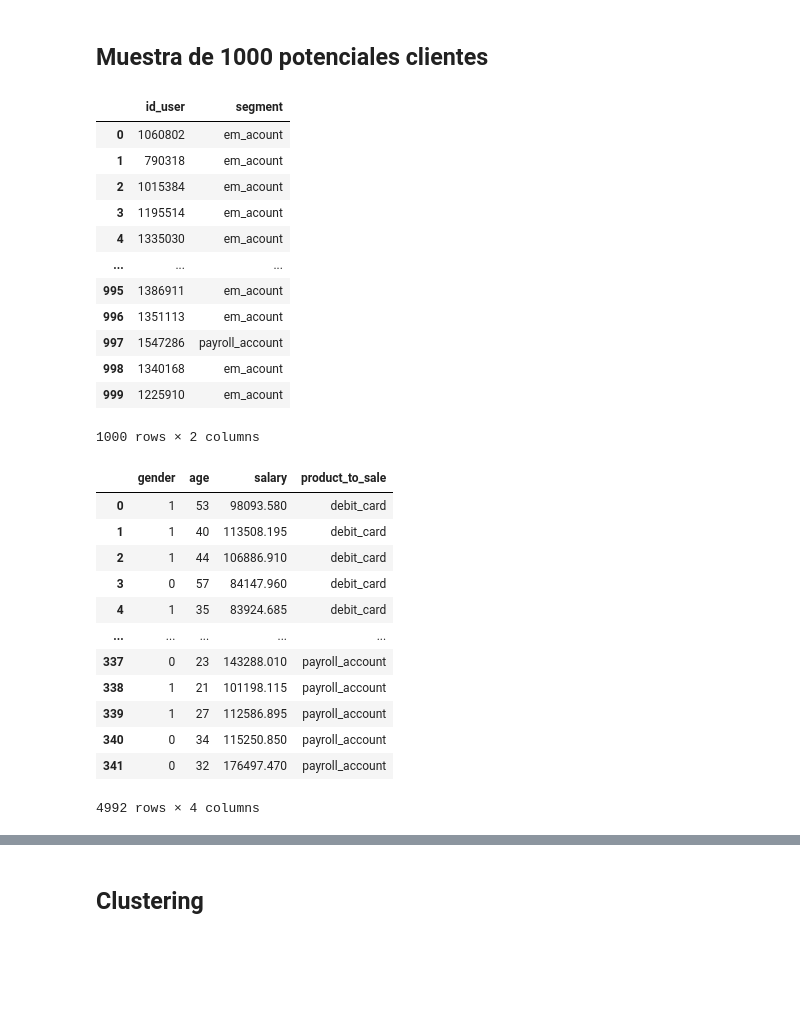
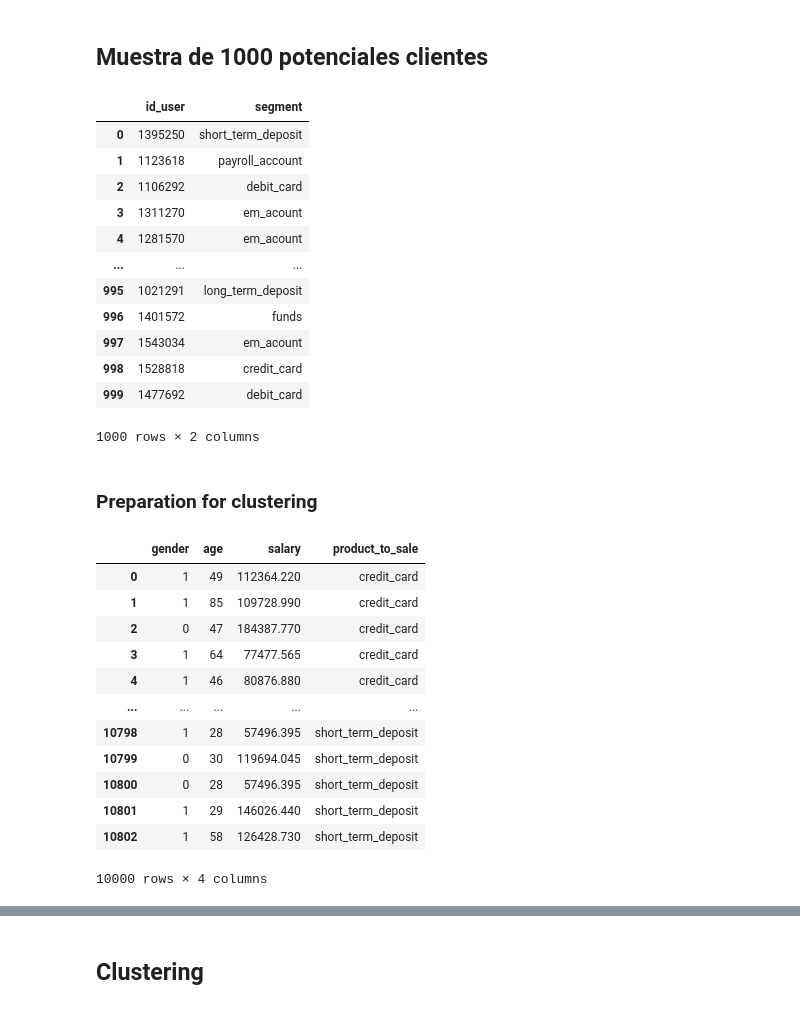
Before and after one commit to Nerea26/easy-money, a Jupyter notebook: notebooks/7.0-aamv-recomendation-personalization.ipynb, the cells around one changed output, grey strips where cells are left out. Drawn from its saved outputs; the diff is of its cells as text; code cells hidden in the pictures; blank space fills up the shorter version.

```diff
--- a/notebooks/7.0-aamv-recomendation-personalization.ipynb
+++ b/notebooks/7.0-aamv-recomendation-personalization.ipynb
@@ -93,7 +98,8 @@ for potential_client_file in potential_client_files:
     if df is None:
         df = pd.read_csv(f"{__POTENTIAL_CLIENTS_PATH__}/{potential_client_file}", dtype=dtypes, parse_dates=parse_dates)
     else:
-        df = df.append(pd.read_csv(f"{__POTENTIAL_CLIENTS_PATH__}/{potential_client_file}", dtype=dtypes, parse_dates=parse_dates))
+        df = df.append(
+            pd.read_csv(f"{__POTENTIAL_CLIENTS_PATH__}/{potential_client_file}", dtype=dtypes, parse_dates=parse_dates))
 
 df.drop("Unnamed: 0", axis=1, inplace=True)
 df["pk_partition"] = pd.to_datetime(df["pk_partition"])
@@ -122,0 +129,6 @@ df[["pk_cid", "score", "product_to_sale"]]
+# %%
+df_filtered = df.copy(deep=True)
+df_filtered = df_filtered[df_filtered["score"] > 0.60].reset_index(drop=True)
+potential_filter_size = len(df_filtered)
+print(f"Potenciales clientes que con mas de un 60% nos compraran un producto el proximo mes: {potential_filter_size}")
+df_filtered[["pk_cid", "score", "product_to_sale"]]
@@ -122,0 +150,5 @@ df[["pk_cid", "score", "product_to_sale"]]
+# %%
+to_delete = abs(POTENTIAL_CLIENTS_TARGET_SIZE - potential_filter_size)
+em_acount_to_delete = df_filtered[(df_filtered["score"] < 0.75) & (df_filtered["product_to_sale"] == "em_acount")]
+em_acount_to_delete = em_acount_to_delete.sample(to_delete, random_state=RANDOM_STATE)
+em_acount_to_delete[["pk_cid", "score", "product_to_sale"]]
@@ -122,0 +169,3 @@ df[["pk_cid", "score", "product_to_sale"]]
+# %%
+df_filtered = df_filtered.drop(em_acount_to_delete.index)
+df_filtered
@@ -123,43 +192,45 @@ df[["pk_cid", "score", "product_to_sale"]]
 # %% [markdown]
 ## Muestra de 1000 potenciales clientes
 # %%
-potential_client_sample = df[["pk_cid", "product_to_sale"]].sample(1000).reset_index(drop=True)
+potential_client_sample = df_filtered[["pk_cid", "product_to_sale"]].sample(1000).reset_index(drop=True)
 potential_client_sample.columns = ["id_user", "segment"]
 potential_client_sample.to_csv(__POTENTIAL_CLIENTS_SAMPLE__)
 potential_client_sample
 # %% [output]
 |  | id_user | segment |
-| 0 | 1060802 | em_acount |
-| 1 | 790318 | em_acount |
-| 2 | 1015384 | em_acount |
-| 3 | 1195514 | em_acount |
-| 4 | 1335030 | em_acount |
+| 0 | 1395250 | short_term_deposit |
+| 1 | 1123618 | payroll_account |
+| 2 | 1106292 | debit_card |
+| 3 | 1311270 | em_acount |
+| 4 | 1281570 | em_acount |
 | ... | ... | ... |
-| 995 | 1386911 | em_acount |
-| 996 | 1351113 | em_acount |
-| 997 | 1547286 | payroll_account |
-| 998 | 1340168 | em_acount |
-| 999 | 1225910 | em_acount |
+| 995 | 1021291 | long_term_deposit |
+| 996 | 1401572 | funds |
+| 997 | 1543034 | em_acount |
+| 998 | 1528818 | credit_card |
+| 999 | 1477692 | debit_card |
 1000 rows × 2 columns
+# %% [markdown]
+### Preparation for clustering
 # %%
 columns = ["gender", "age", "salary", "product_to_sale"]
 # %%
-df_prep = df.copy(deep=True)[columns]
+df_prep = df_filtered.copy(deep=True)[columns]
 df_prep
 # %% [output]
 |  | gender | age | salary | product_to_sale |
-| 0 | 1 | 53 | 98093.580 | debit_card |
-| 1 | 1 | 40 | 113508.195 | debit_card |
-| 2 | 1 | 44 | 106886.910 | debit_card |
-| 3 | 0 | 57 | 84147.960 | debit_card |
-| 4 | 1 | 35 | 83924.685 | debit_card |
+| 0 | 1 | 49 | 112364.220 | credit_card |
+| 1 | 1 | 85 | 109728.990 | credit_card |
+| 2 | 0 | 47 | 184387.770 | credit_card |
+| 3 | 1 | 64 | 77477.565 | credit_card |
+| 4 | 1 | 46 | 80876.880 | credit_card |
 | ... | ... | ... | ... | ... |
-| 337 | 0 | 23 | 143288.010 | payroll_account |
-| 338 | 1 | 21 | 101198.115 | payroll_account |
-| 339 | 1 | 27 | 112586.895 | payroll_account |
-| 340 | 0 | 34 | 115250.850 | payroll_account |
-| 341 | 0 | 32 | 176497.470 | payroll_account |
+| 10798 | 1 | 28 | 57496.395 | short_term_deposit |
+| 10799 | 0 | 30 | 119694.045 | short_term_deposit |
+| 10800 | 0 | 28 | 57496.395 | short_term_deposit |
+| 10801 | 1 | 29 | 146026.440 | short_term_deposit |
+| 10802 | 1 | 58 | 126428.730 | short_term_deposit |
-4992 rows × 4 columns
+10000 rows × 4 columns
 # %%
 df_prep = encode_dataframe(df_prep)
 print(f"""
```
Also changed, not shown: parts of 17 cells of this notebook, 14 other files.
